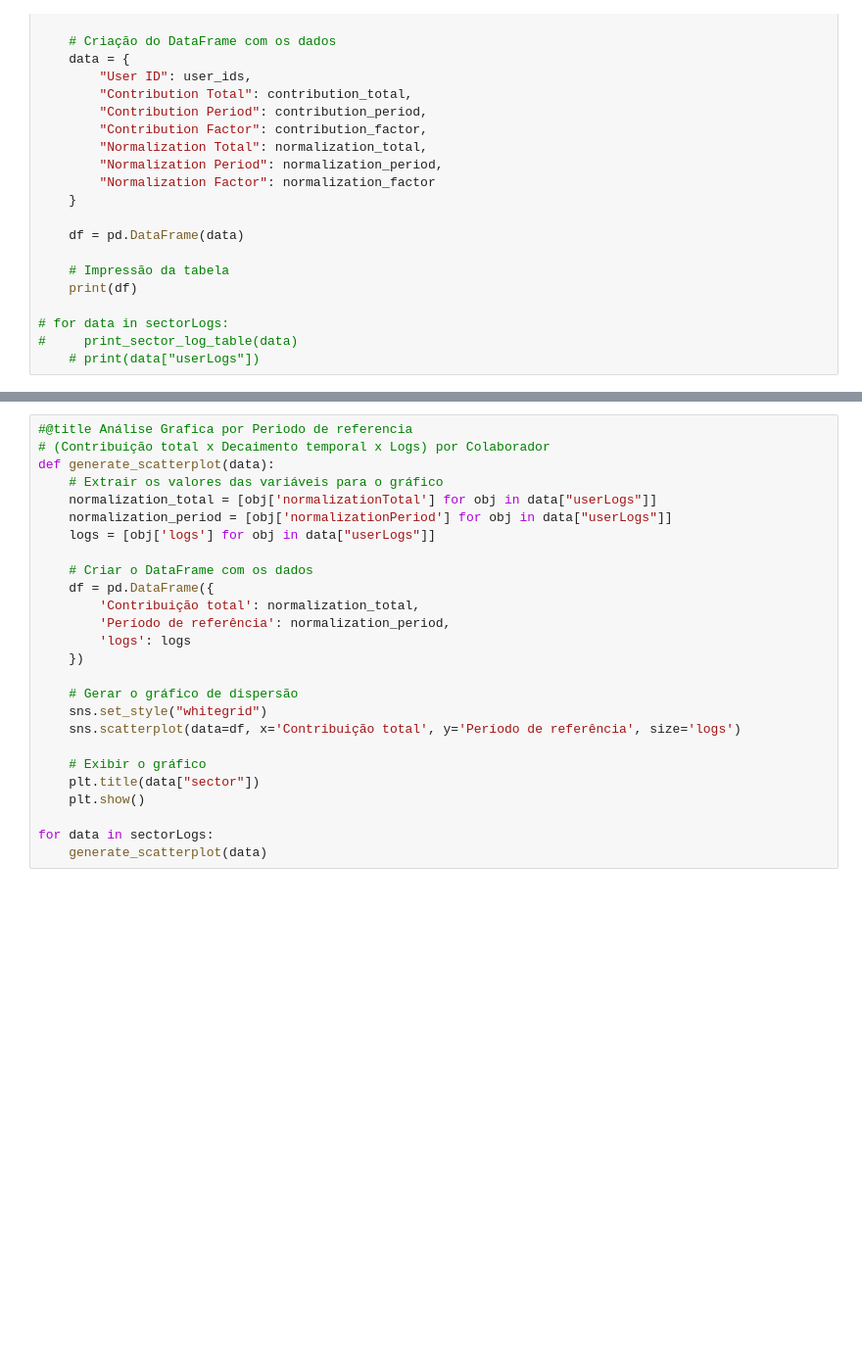
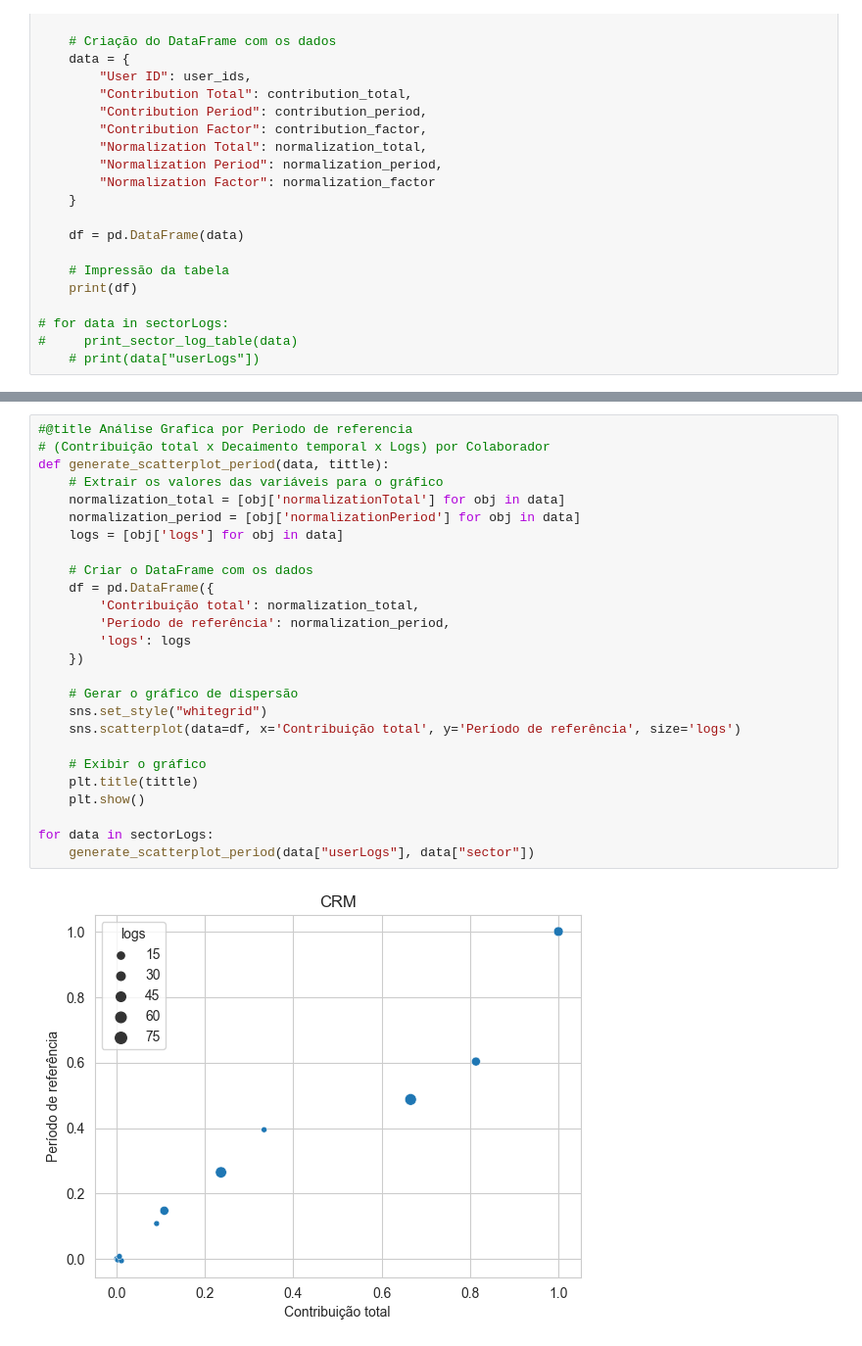
Before and after one commit to andrediasn/Analise_ECOS-TCC, a Jupyter notebook: TCC.ipynb, the cells around one changed output, grey strips where cells are left out. Shown at 98% size. Saved outputs shown, nothing was run; the diff lists cells and outputs as text; blank space fills up the shorter version.

```diff
--- a/TCC.ipynb
+++ b/TCC.ipynb
@@ -560,26 +568,28 @@ for data in sectorLogs:
 # %%
 #@title Análise Grafica por Periodo de referencia
 # (Contribuição total x Decaimento temporal x Logs) por Colaborador
-def generate_scatterplot(data):
+def generate_scatterplot_period(data, tittle):
     # Extrair os valores das variáveis para o gráfico
-    normalization_total = [obj['normalizationTotal'] for obj in data["userLogs"]]
-    normalization_period = [obj['normalizationPeriod'] for obj in data["userLogs"]]
-    logs = [obj['logs'] for obj in data["userLogs"]]
+    normalization_total = [obj['normalizationTotal'] for obj in data]
+    normalization_period = [obj['normalizationPeriod'] for obj in data]
+    logs = [obj['logs'] for obj in data]
 
     # Criar o DataFrame com os dados
     df = pd.DataFrame({
         'Contribuição total': normalization_total,
         'Período de referência': normalization_period,
         'logs': logs
     })
 
     # Gerar o gráfico de dispersão
     sns.set_style("whitegrid")
     sns.scatterplot(data=df, x='Contribuição total', y='Período de referência', size='logs')
 
     # Exibir o gráfico
-    plt.title(data["sector"])
+    plt.title(tittle)
     plt.show()
 
 for data in sectorLogs:
-    generate_scatterplot(data)
+    generate_scatterplot_period(data["userLogs"], data["sector"])
+# %% [output]
+[figure, added]
```
Also changed, not shown: parts of 7 cells of this notebook.
